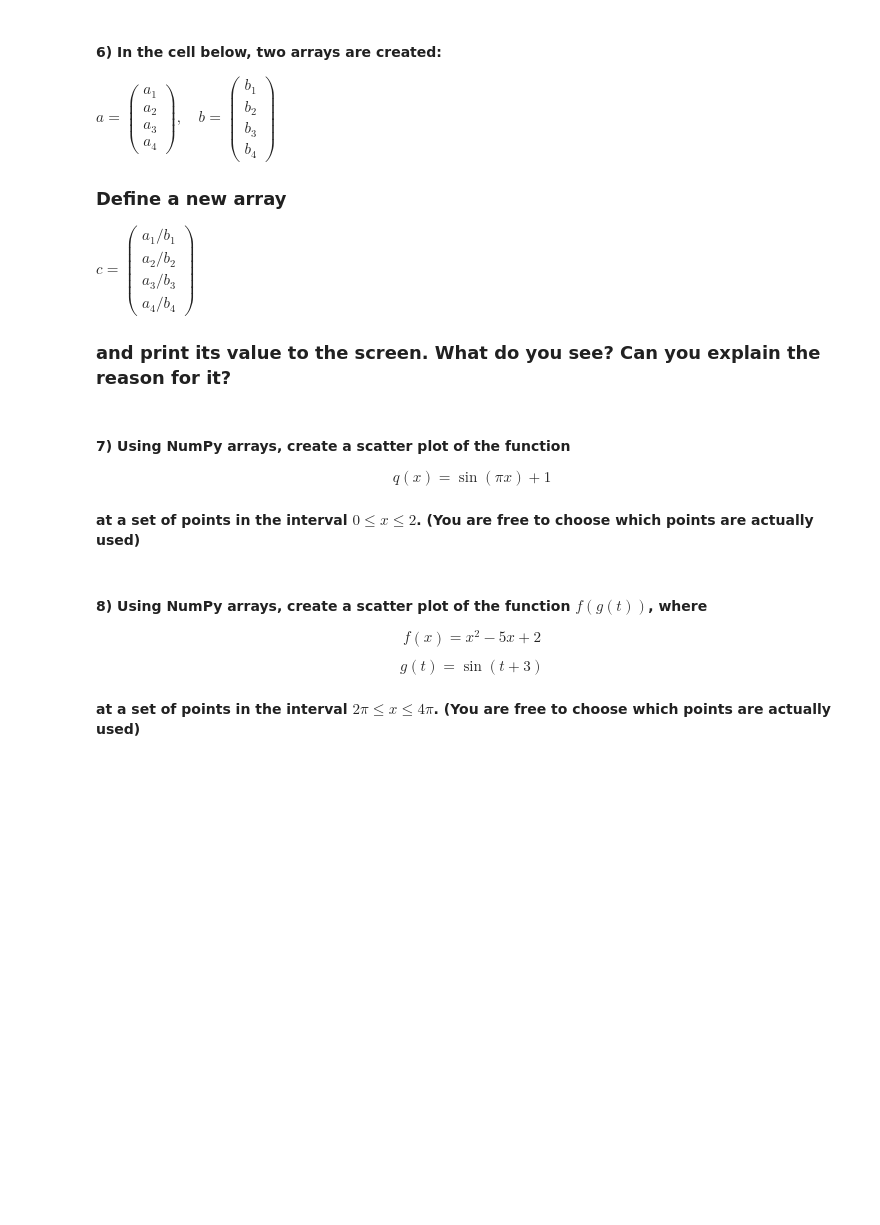
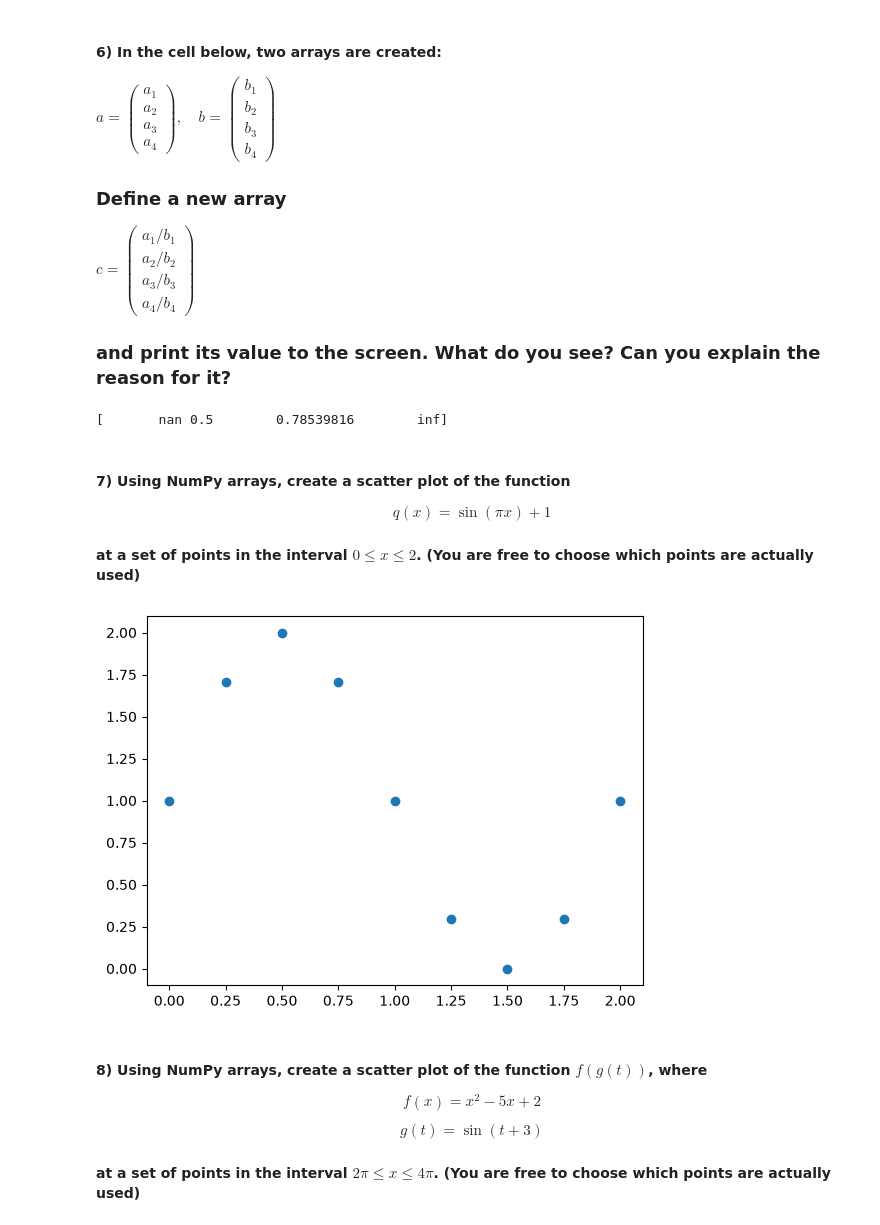
Before and after one commit to jndou08/datasci185fall2026, a Jupyter notebook: Lecture_05_Libraries_and_Specialized_Functions/Lecture5.ipynb, the cells around one changed output. Saved outputs shown, nothing was run; the diff lists cells and outputs as text; code cells hidden in the pictures; blank space fills up the shorter version.

```diff
--- a/Lecture_05_Libraries_and_Specialized_Functions/Lecture5.ipynb
+++ b/Lecture_05_Libraries_and_Specialized_Functions/Lecture5.ipynb
@@ -739,6 +784,12 @@ a = np.array([0, 1.0, np.pi, np.cos(np.pi/12)])
 b = np.array([0, 2.0, 4, 0])
 
 # your code here
+c = a/b
+
+print(c)
+# a1/b1 and a4/b4 are dividing by 0, so you get nan and inf respectively
+# %% [output]
+[       nan 0.5        0.78539816        inf]
 # %% [markdown]
 #### **7)** Using NumPy arrays, create a scatter plot of the function
 
@@ -750,3 +799,14 @@ $$q(x) = \sin(\pi x) + 1$$
+# %%
+# your code here
+
+x_values = np.array([0, 0.25, 0.5, 0.75, 1, 1.25, 1.5, 1.75, 2])
+
+y_values = np.sin(np.pi * x_values) + 1
+
+plt.scatter(x_values, y_values)
+plt.show()
+# %% [output]
+[figure, added]
 # %% [markdown]
 #### **8)** Using NumPy arrays, create a scatter plot of the function $f(g(t))$, where
 
```
Also changed, not shown: parts of 13 cells of this notebook, 4 other files.
